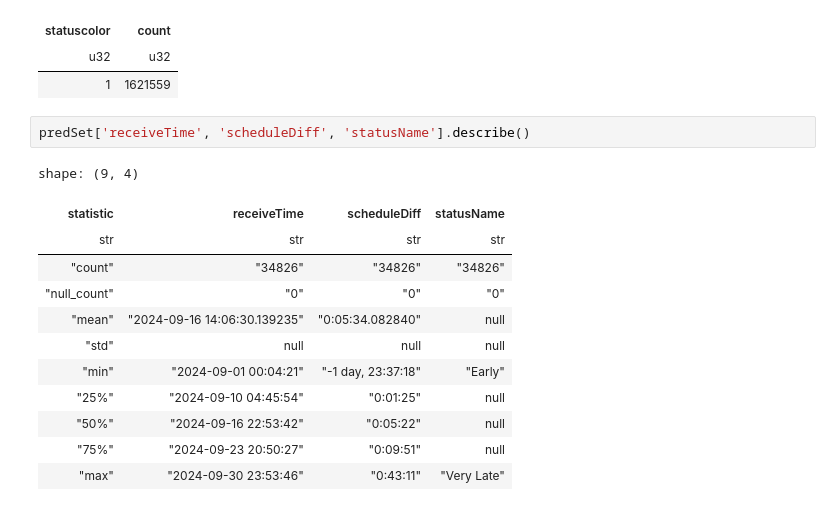
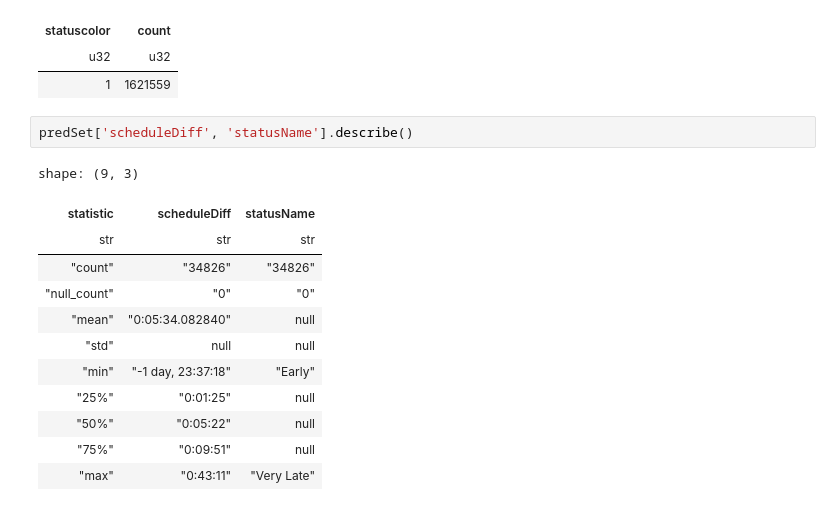
Before and after one commit to shaivilp/Research-Rookies, a Jupyter notebook: data_visualization/predictions.ipynb, the cells around one changed output. Saved outputs shown, nothing was run; the diff lists cells and outputs as text.

```diff
--- a/data_visualization/predictions.ipynb
+++ b/data_visualization/predictions.ipynb
@@ -321,17 +296,17 @@ shape: (1, 2)
 | u32 | u32 |
 | 1 | 1621559 |
 # %%
-predSet['receiveTime', 'scheduleDiff', 'statusName'].describe()
+predSet['scheduleDiff', 'statusName'].describe()
 # %% [output]
-shape: (9, 4)
+shape: (9, 3)
-| statistic | receiveTime | scheduleDiff | statusName |
-| str | str | str | str |
-| "count" | "34826" | "34826" | "34826" |
-| "null_count" | "0" | "0" | "0" |
-| "mean" | "2024-09-16 14:06:30.139235" | "0:05:34.082840" | null |
-| "std" | null | null | null |
-| "min" | "2024-09-01 00:04:21" | "-1 day, 23:37:18" | "Early" |
-| "25%" | "2024-09-10 04:45:54" | "0:01:25" | null |
-| "50%" | "2024-09-16 22:53:42" | "0:05:22" | null |
-| "75%" | "2024-09-23 20:50:27" | "0:09:51" | null |
-| "max" | "2024-09-30 23:53:46" | "0:43:11" | "Very Late" |
+| statistic | scheduleDiff | statusName |
+| str | str | str |
+| "count" | "34826" | "34826" |
+| "null_count" | "0" | "0" |
+| "mean" | "0:05:34.082840" | null |
+| "std" | null | null |
+| "min" | "-1 day, 23:37:18" | "Early" |
+| "25%" | "0:01:25" | null |
+| "50%" | "0:05:22" | null |
+| "75%" | "0:09:51" | null |
+| "max" | "0:43:11" | "Very Late" |
```
Also changed, not shown: parts of 6 cells of this notebook, 2 other files.
